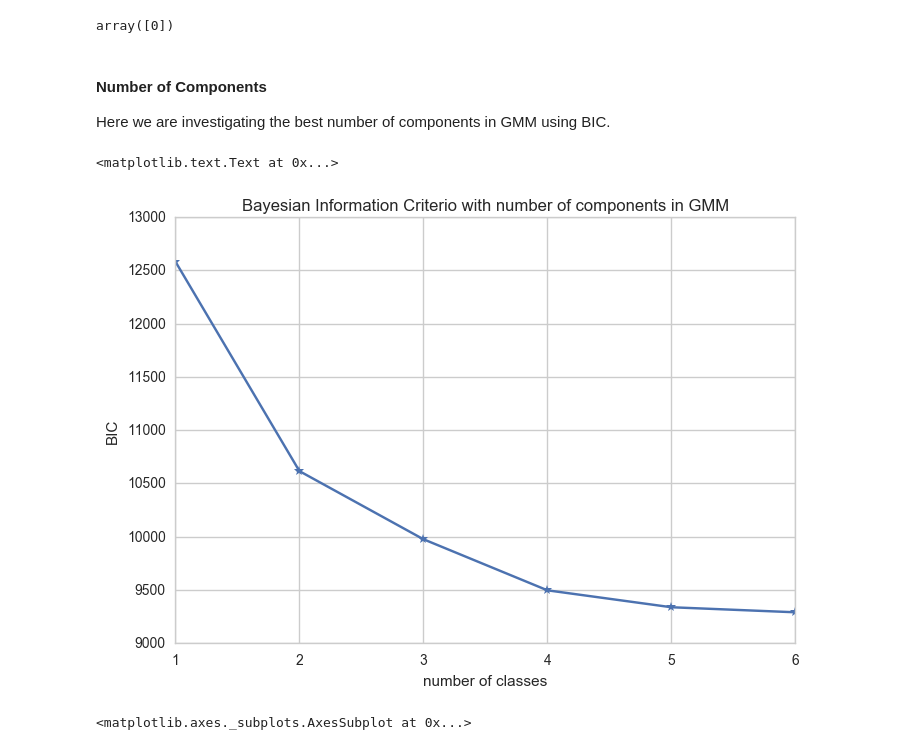
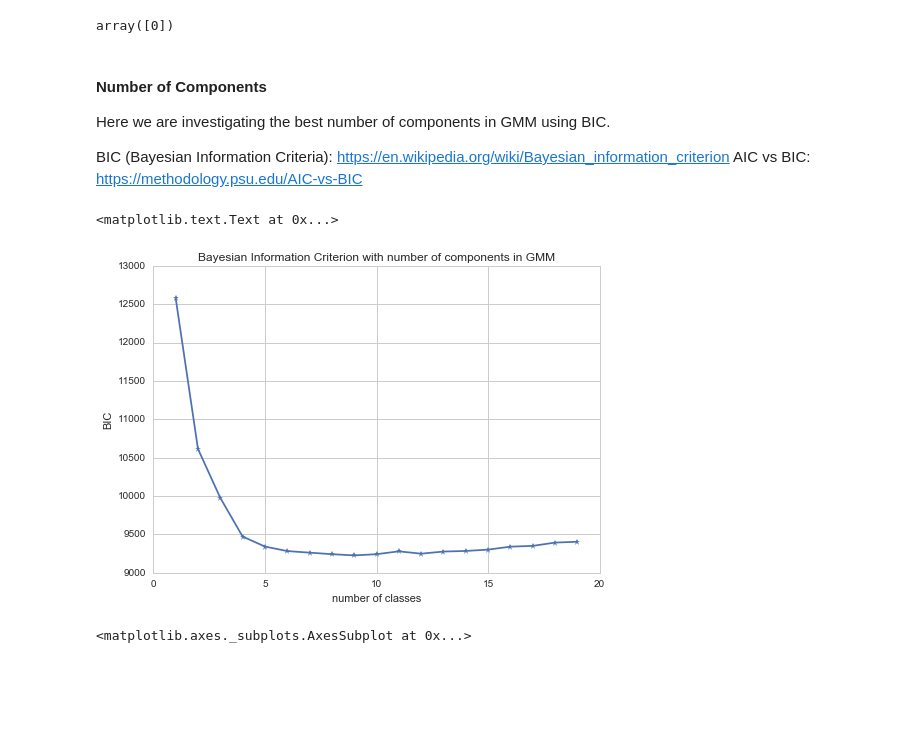
Before and after one commit to Starofall/RTX, a Jupyter notebook: examples/crowdnav-ttest/notebooks/Statistical Analysis Development.ipynb, the cells around one changed output. Drawn from its saved outputs; the diff is of its cells as text; code cells hidden in the pictures; blank space fills up the shorter version.

```diff
--- a/examples/crowdnav-ttest/notebooks/Statistical Analysis Development.ipynb
+++ b/examples/crowdnav-ttest/notebooks/Statistical Analysis Development.ipynb
@@ -599,35 +599,38 @@ array([0])
 # %% [markdown]
 #### Number of Components
 Here we are investigating the best number of components in GMM using BIC.
+
+BIC (Bayesian Information Criteria): https://en.wikipedia.org/wiki/Bayesian_information_criterion
+AIC vs BIC: https://methodology.psu.edu/AIC-vs-BIC
 # %%
 from sklearn import mixture
-# Generate random sample, two components
+
 data = df[['overhead1']].values
 X = np.log(data)
 
 bic_gmm = []
-n_components_range = range(1, 7)
+n_components_range = range(1, 20)
 cv_types = [ 'full']
 for cv_type in cv_types:
     for n_components in n_components_range:
         # Fit a Gaussian mixture with EM
         gmm = mixture.GaussianMixture(n_components=n_components,
                                       covariance_type=cv_type)
 
         gmm.fit(X)
 
         bic_gmm.append(gmm.bic(X))
 
 
 
 bic_gmm = np.array(bic_gmm)
 plt.plot(n_components_range, bic_gmm, "-*")
-plt.title("Bayesian Information Criterio with number of components in GMM")
+plt.title("Bayesian Information Criterion with number of components in GMM")
 plt.xlabel("number of classes")
 plt.ylabel("BIC")
 # %% [output]
 <matplotlib.text.Text at 0x...>
-[figure, old version]
+[figure, new version]
 # %%
 n_components = 2
 data = df[['overhead1']].values
```
